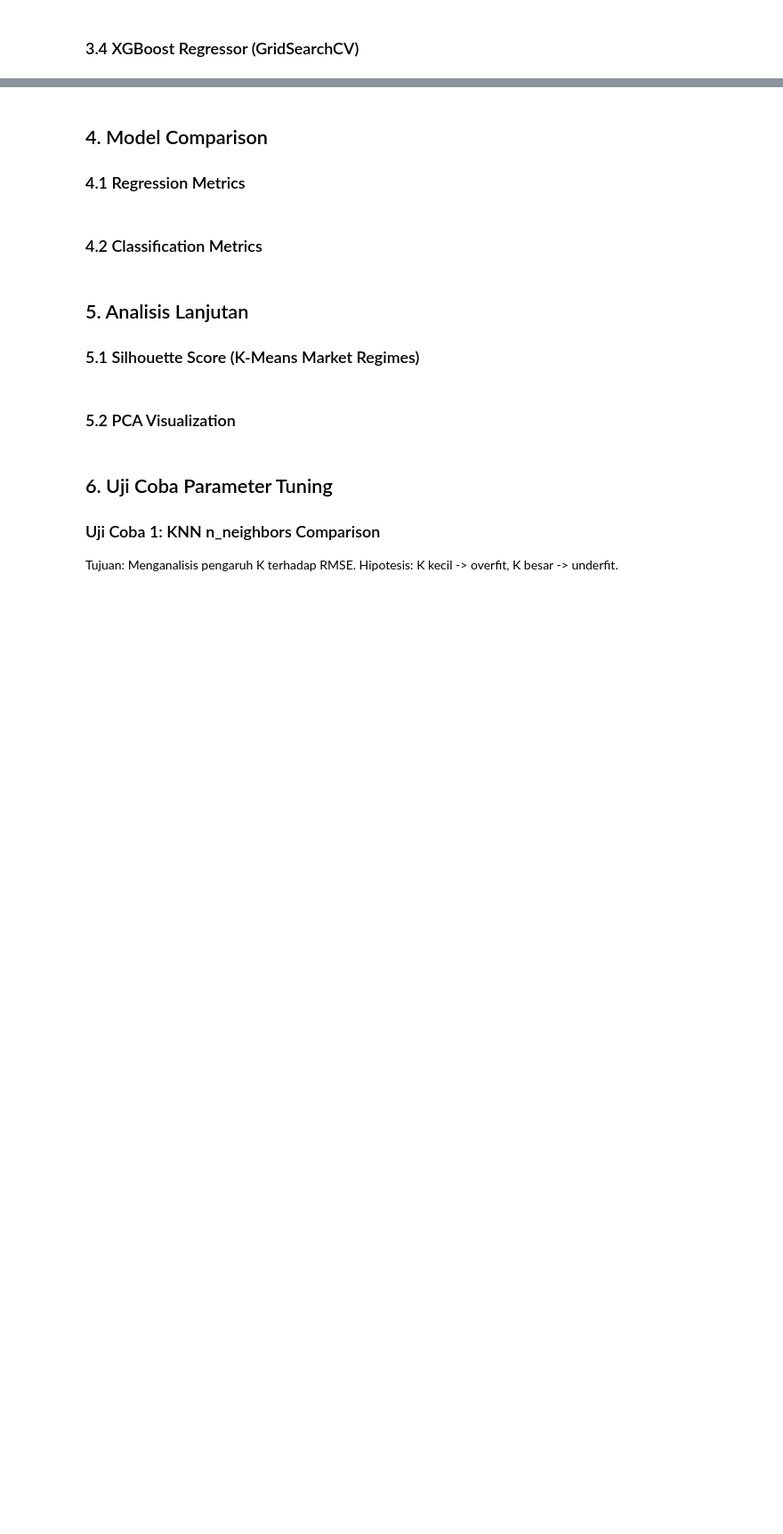
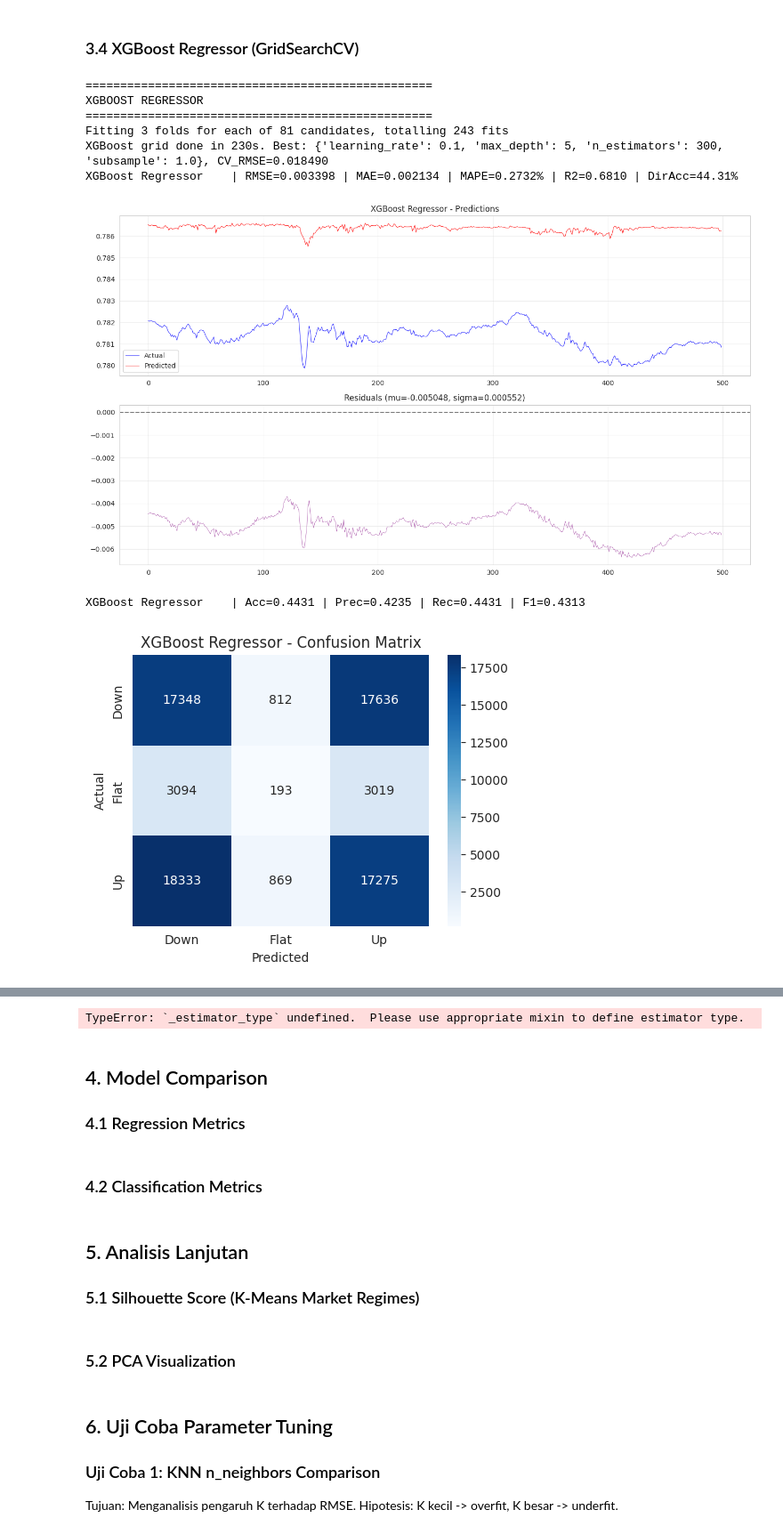
Before and after one commit to Samubrine/fp-ml, a Jupyter notebook: forex_forecasting.ipynb, the cells around one changed output, grey strips where cells are left out. Shown at 89% size. Cells and saved outputs as stored; diff of their text form; code cells hidden in the pictures; blank space fills up the shorter version.

```diff
--- a/forex_forecasting.ipynb
+++ b/forex_forecasting.ipynb
@@ -371,28 +393,39 @@ print("SVR saved")
 # %%
 print("="*50)
 print("XGBOOST REGRESSOR")
 print("="*50)
 
 xgb_grid = GridSearchCV(
     xgb.XGBRegressor(objective="reg:squarederror",random_state=42,n_jobs=-1,verbosity=0),
     {"n_estimators":[100,300,500],"max_depth":[3,5,7],"learning_rate":[0.01,0.1,0.3],"subsample":[0.7,0.8,1.0]},
     cv=tscv, scoring="neg_root_mean_squared_error", n_jobs=-1, verbose=1)
 t0=time.time(); xgb_grid.fit(X_train_s, y_train)
 print(f"XGBoost grid done in {time.time()-t0:.0f}s. Best: {xgb_grid.best_params_}, CV_RMSE={-xgb_grid.best_score_:.6f}")
 
 xgb_model = xgb_grid.best_estimator_
 xgb_pred = xgb_model.predict(X_test_s)
 xgb_m = eval_regression(y_test, xgb_pred, "XGBoost Regressor")
 plot_pred(y_test, xgb_pred, "XGBoost Regressor")
 xgb_c = cls_report(y_test, xgb_pred, "XGBoost Regressor")
 
 # Feature importance
 imp = xgb_model.feature_importances_; top = np.argsort(imp)[-10:][::-1]
 fig,ax=plt.subplots(figsize=(10,5))
 ax.barh(range(10), imp[top][::-1], color="steelblue")
 ax.set_yticks(range(10)); ax.set_yticklabels([selected_features[i] for i in top[::-1]])
 ax.set_title("XGBoost Top 10 Feature Importances")
 plt.tight_layout(); plt.savefig("outputs/plots/xgb_importance.png",dpi=150); plt.show()
 
+xgb_model._estimator_type = "regressor"  # fix for GridSearchCV best_estimator_ missing attr
 xgb_model.save_model("outputs/models/xgboost_regressor.json")
 print("XGBoost saved")
+# %% [output]
+==================================================
+XGBOOST REGRESSOR
+==================================================
+Fitting 3 folds for each of 81 candidates, totalling 243 fits
+XGBoost grid done in 230s. Best: {'learning_rate': 0.1, 'max_depth': 5, 'n_estimators': 300, 'subsample': 1.0}, CV_RMSE=0.018490
+XGBoost Regressor    | RMSE=0.003398 | MAE=0.002134 | MAPE=0.2732% | R2=0.6810 | DirAcc=44.31%
+[figure, added]
+XGBoost Regressor    | Acc=0.4431 | Prec=0.4235 | Rec=0.4431 | F1=0.4313
+[figure, added]
@@ -399,3 +433,4 @@ print("XGBoost saved")
+TypeError: `_estimator_type` undefined.  Please use appropriate mixin to define estimator type.
 # %% [markdown]
 ## 4. Model Comparison
 
```
Also changed, not shown: parts of 3 cells of this notebook.
